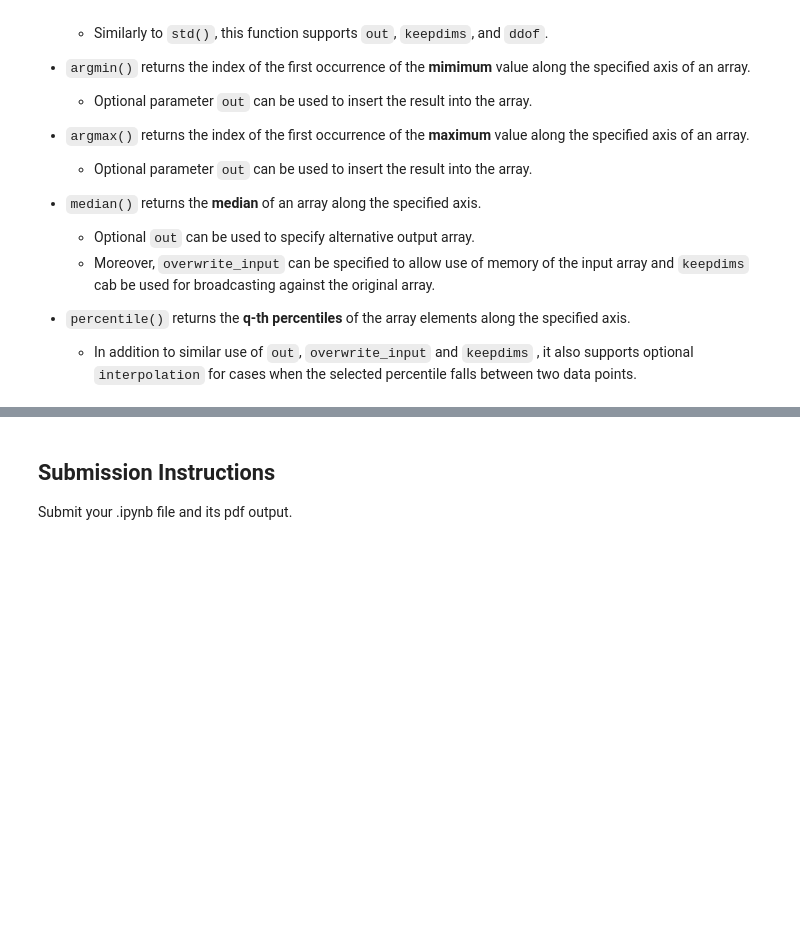
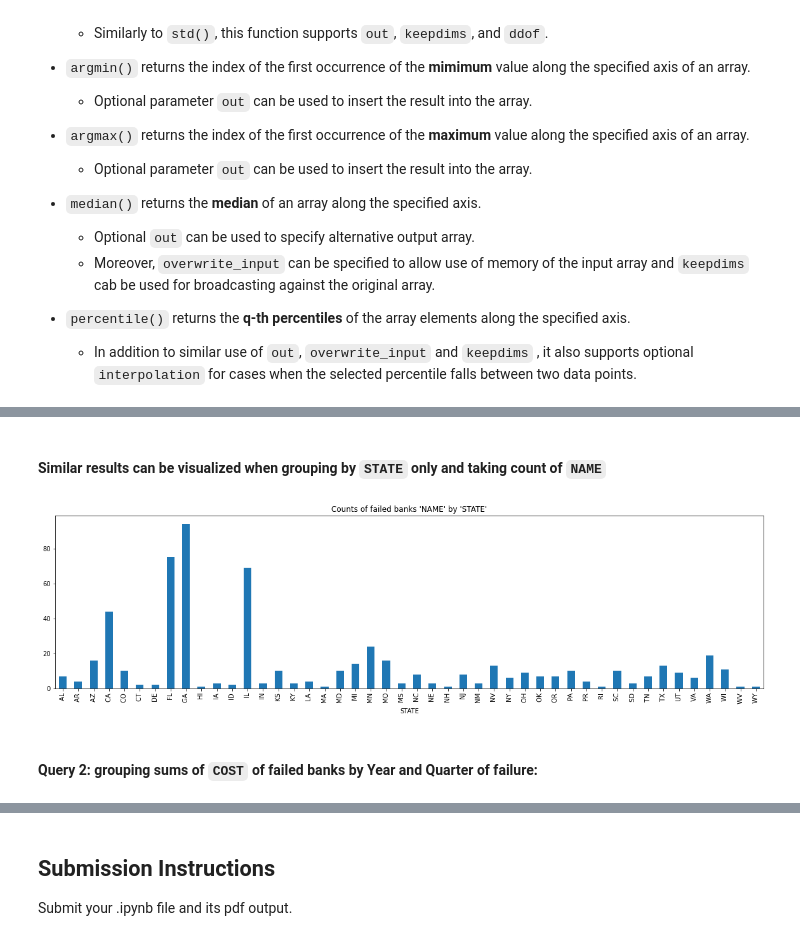
Before and after one commit to allaccountstaken/best_of_Python, a Jupyter notebook: M7/Exercise_Aggregates.ipynb, the cells around one changed output, grey strips where cells are left out. Saved outputs shown, nothing was run; the diff lists cells and outputs as text; code cells hidden in the pictures; blank space fills up the shorter version.

Commit message:
Grouping exercise complete

```diff
--- a/M7/Exercise_Aggregates.ipynb
+++ b/M7/Exercise_Aggregates.ipynb
@@ -140,0 +91,3 @@ df
+# %%
+df = pd.read_csv("failed_banks_cleaned.csv", index_col=0)
+df.head(2)
@@ -200,0 +186,11 @@ grouped.describe()
+# %% [markdown]
+#### Similar results can be visualized when grouping by `STATE` only and taking count of `NAME`
+# %%
+df.groupby(['STATE'])['NAME'].count().plot(kind='bar',
+                                           figsize=(20, 5),
+                                           title="Counts of failed banks 'NAME' by 'STATE'")
+plt.show()
+# %% [output]
+[figure, added]
+# %% [markdown]
+#### Query 2: grouping sums of `COST` of failed banks by Year and Quarter of failure:
```
Also changed, not shown: parts of 54 cells of this notebook, 11 other files.
